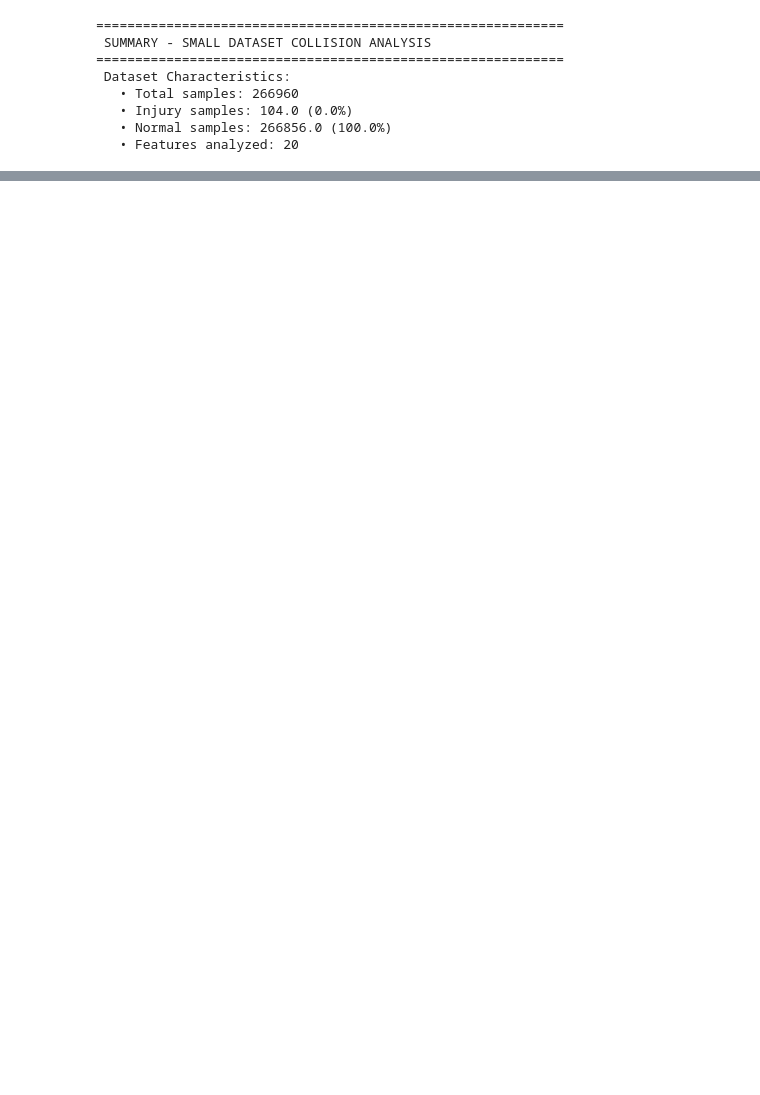
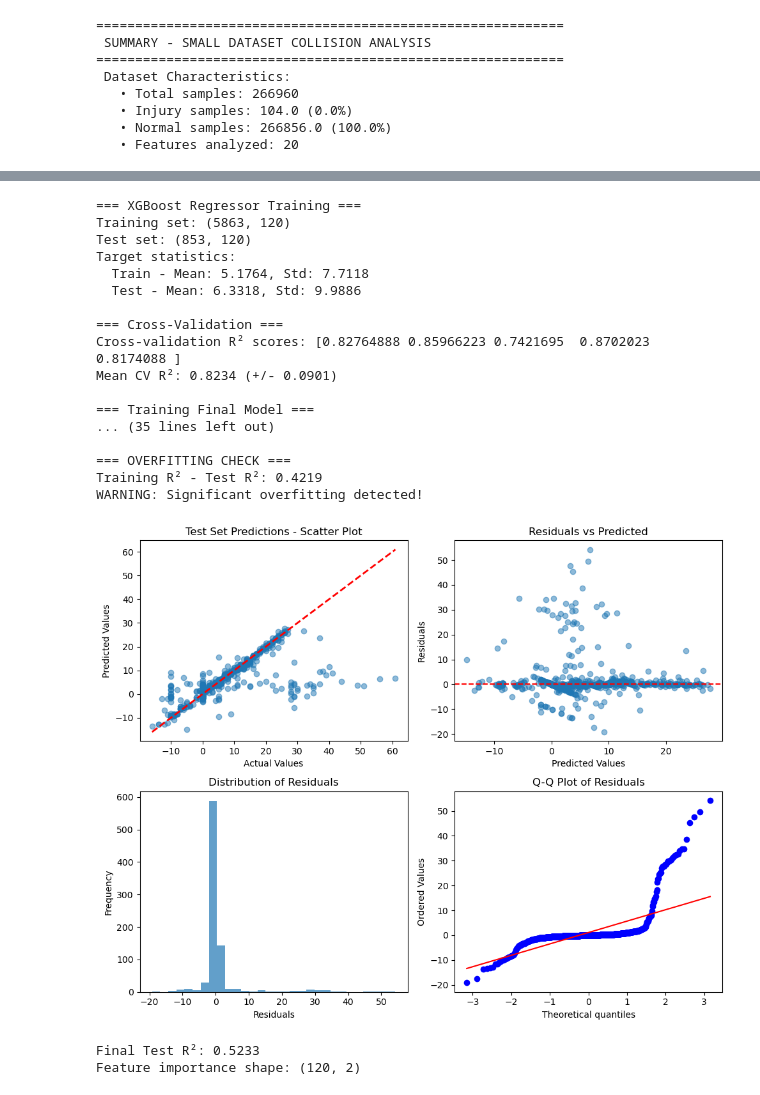
Before and after one commit to shmorhunmsds/summer_milestone_2, a Jupyter notebook: week_9_final.ipynb, the cells around one changed output, grey strips where cells are left out. Drawn from its saved outputs; the diff is of its cells as text; code cells hidden in the pictures; blank space fills up the shorter version.

```diff
--- a/week_9_final.ipynb
+++ b/week_9_final.ipynb
@@ -1690,0 +2200,34 @@ final_grid_search = perform_comprehensive_grid_search(X_scaled, y, gb_results)
+# %%
+from sklearn.feature_selection import SelectKBest, f_regression
+def select_features_small_dataset_regression(X, y, k=8):
+    """Feature selection optimized for small datasets with KNN regression"""
+    print(f"\n STEP 3: Selecting top {k} features for small dataset (regression)...")
+
+    # Use fewer features for small datasets to avoid overfitting
+    # For regression, we can be slightly more generous with features
+    k = min(k, X.shape[1], len(y) // 2)  # Rule: max features = samples/2 for regression
+
+    if X.shape[1] > k:
+        # Use f_regression instead of f_classif for regression tasks
+        selector = SelectKBest(score_func=f_regression, k=k)
+        X_selected = selector.fit_transform(X, y)
+
+        selected_features = X.columns[selector.get_support()].tolist()
+        feature_scores = selector.scores_[selector.get_support()]
+
+        print(" Selected features (regression scores):")
+        for feature, score in zip(selected_features, feature_scores):
+            print(f"   {feature:<30} F-score: {score:.2f}")
+
+        X_selected = pd.DataFrame(X_selected, columns=selected_features, index=X.index)
+    else:
+        X_selected = X
+        selected_features = X.columns.tolist()
+        print(" Using all features (dataset smaller than k)")
+
+    print(" Features already scaled - skipping scaling step...")
+
+    return X_selected, selected_features
+
+# Usage updated to reflect no scaler return
+X_selected, feature_names = select_features_small_dataset_regression(X_train, y_train, k=20)
@@ -1690,0 +2435,31 @@ final_grid_search = perform_comprehensive_grid_search(X_scaled, y, gb_results)
+# %%
+# Run the regressor
+model, results = train_xgboost_regressor(X_train, X_holdout, y_train, y_holdout)
+
+# Plot results
+plot_predictions(y_holdout, results['y_pred_test'], "Test Set Predictions")
+
+# Access results
+print(f"Final Test R²: {results['test_r2']:.4f}")
+print(f"Feature importance shape: {results['feature_importance'].shape}")
+# %% [output]
+=== XGBoost Regressor Training ===
+Training set: (5863, 120)
+Test set: (853, 120)
+Target statistics:
+  Train - Mean: 5.1764, Std: 7.7118
+  Test - Mean: 6.3318, Std: 9.9886
+
+=== Cross-Validation ===
+Cross-validation R² scores: [0.82764888 0.85966223 0.7421695  0.8702023  0.8174088 ]
+Mean CV R²: 0.8234 (+/- 0.0901)
+
+=== Training Final Model ===
+... (35 lines left out)
+
+=== OVERFITTING CHECK ===
+Training R² - Test R²: 0.4219
+WARNING: Significant overfitting detected!
+[figure, added]
+Final Test R²: 0.5233
+Feature importance shape: (120, 2)
```
Also changed, not shown: parts of 9 cells of this notebook, 5 other files.
